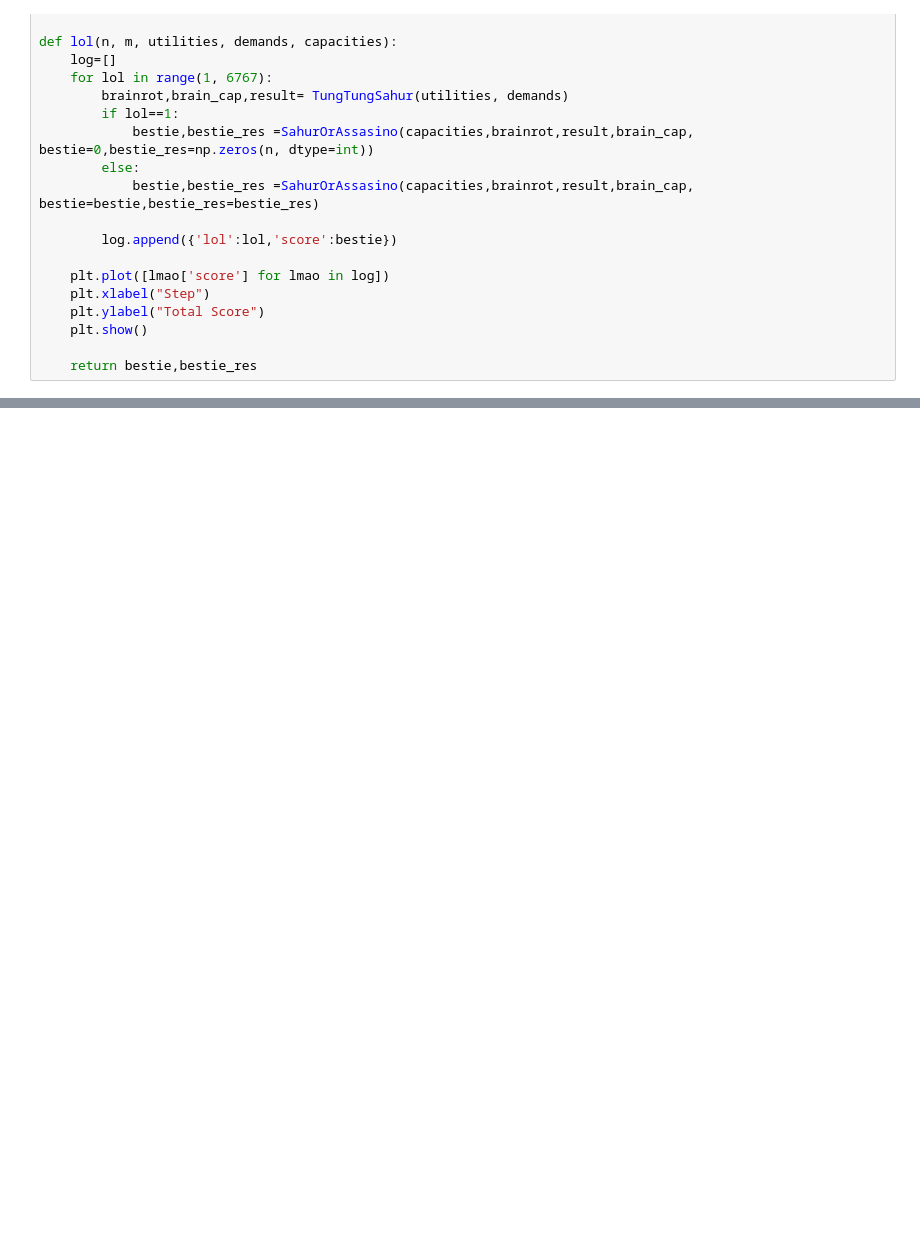
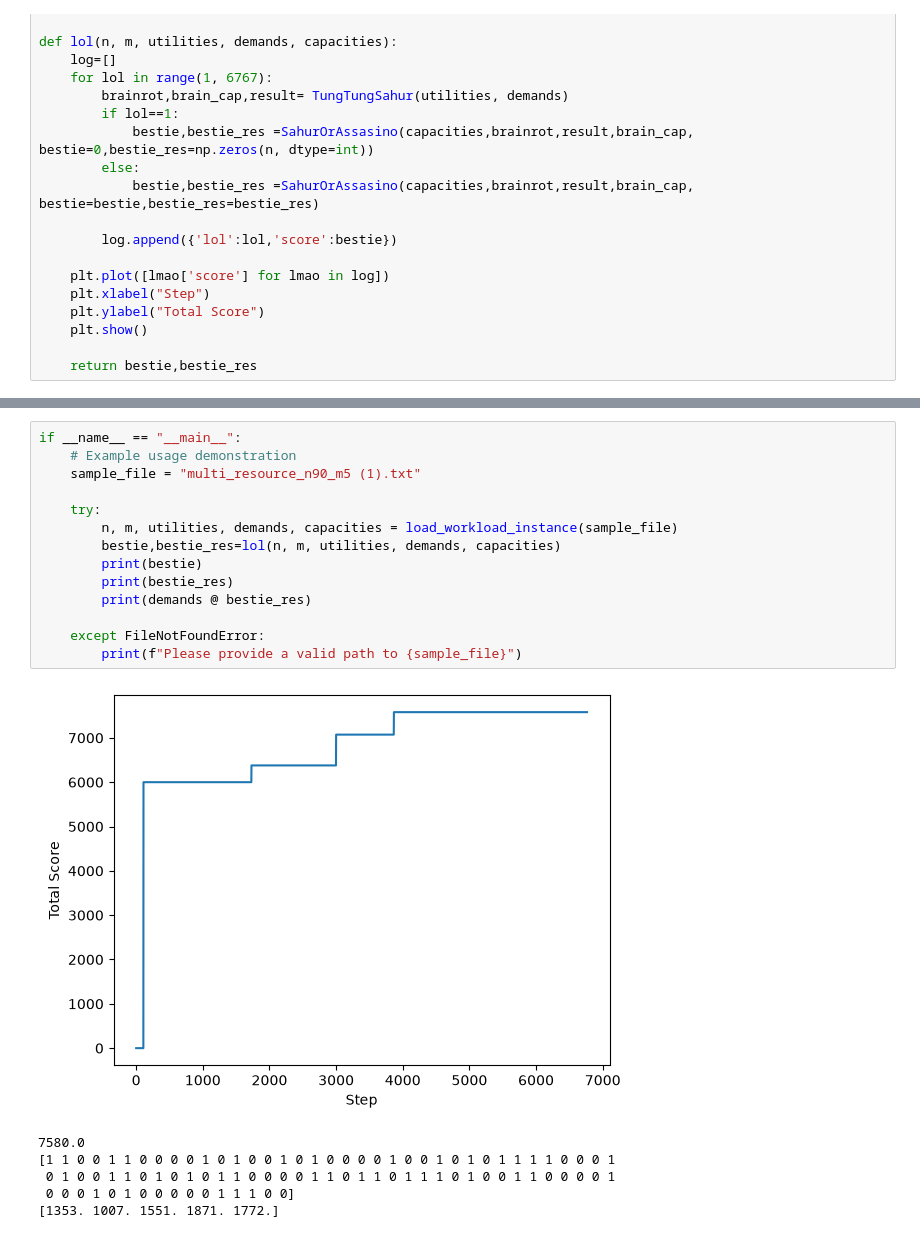
Before and after one commit to NabiChan/Multi-Resource-Workload-Allocation, a Jupyter notebook: 30064788.ipynb, the cells around one changed output, grey strips where cells are left out. Saved outputs shown, nothing was run; the diff lists cells and outputs as text; blank space fills up the shorter version.

```diff
--- a/30064788.ipynb
+++ b/30064788.ipynb
@@ -162,3 +162,24 @@ if __name__ == "__main__":
 123677.0
 [0 0 1 0 1 0 1 1 0 0 1 0 0 1 1 0 0 0 0 0 1 0 1 0 0 0 1 0]
 [470. 477.]
+# %%
+if __name__ == "__main__":
+    # Example usage demonstration
+    sample_file = "multi_resource_n90_m5 (1).txt"
+
+    try:
+        n, m, utilities, demands, capacities = load_workload_instance(sample_file)
+        bestie,bestie_res=lol(n, m, utilities, demands, capacities)
+        print(bestie)
+        print(bestie_res)
+        print(demands @ bestie_res)
+
+    except FileNotFoundError:
+        print(f"Please provide a valid path to {sample_file}")
+# %% [output]
+[figure, added]
+7580.0
+[1 1 0 0 1 1 0 0 0 0 1 0 1 0 0 1 0 1 0 0 0 0 1 0 0 1 0 1 0 1 1 1 1 0 0 0 1
+ 0 1 0 0 1 1 0 1 0 1 0 1 1 0 0 0 0 1 1 0 1 1 0 1 1 1 0 1 0 0 1 1 0 0 0 0 1
+ 0 0 0 1 0 1 0 0 0 0 0 1 1 1 0 0]
+[1353. 1007. 1551. 1871. 1772.]
```
Also changed, not shown: parts of 4 cells of this notebook.
